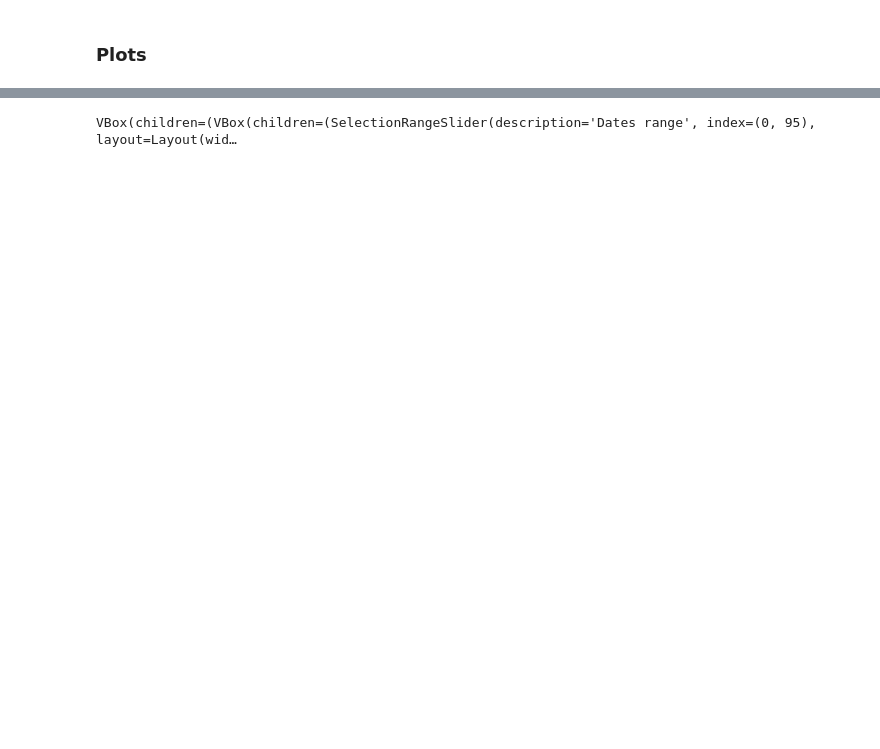
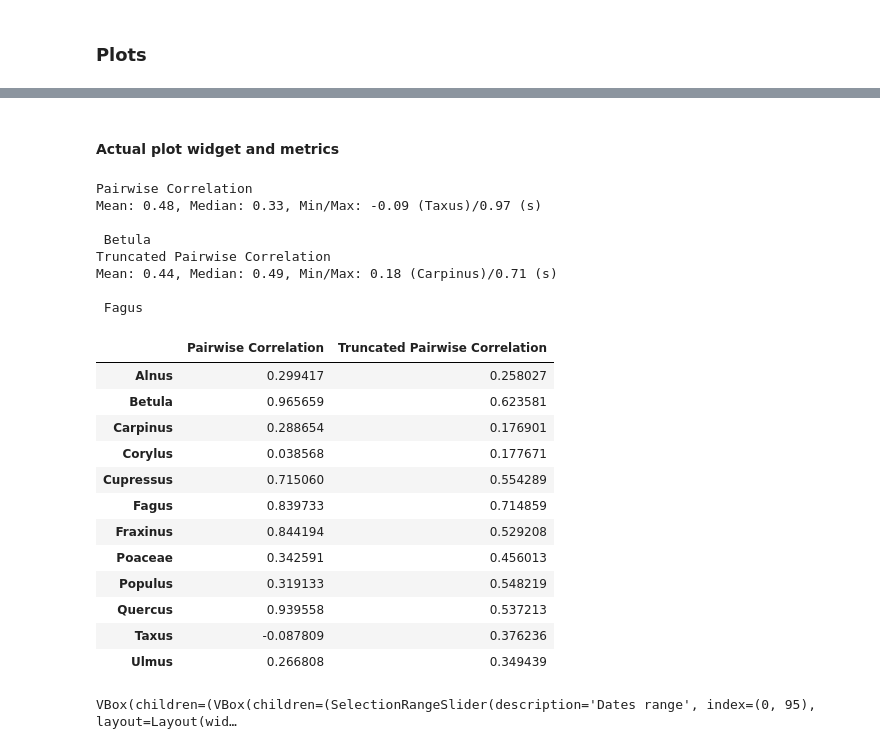
Before and after one commit to MeteoSwiss/swisspollen-training, a Jupyter notebook: validation.ipynb, the cells around one changed output, grey strips where cells are left out. Saved outputs shown, nothing was run; the diff lists cells and outputs as text; code cells hidden in the pictures; blank space fills up the shorter version.

Commit message:
New comparison metric for validation.

```diff
--- a/validation.ipynb
+++ b/validation.ipynb
@@ -204,3 +215,5 @@ query_interface_ml.session.rollback()
+# %%
+df_poleno = pd.read_csv(poleno_file_path, index_col=0, parse_dates=True)
 # %% [markdown]
 ### Get Hirst data
 # %%
@@ -222,0 +238,9 @@ df_hirst.head(3)
+# %%
+def df_poleno_to_ts_(df_poleno, taxa, threshold, agg_freq):
+    df_poleno_to_plot = df_poleno[(df_poleno.pred_class == taxa) & (df_poleno.pred_certainty > threshold)].rename(columns={'event_id': 'poleno'})
+    df_poleno_to_plot = df_poleno_to_plot.resample(agg_freq).count() # frequency conversion and resampling of time series
+    if df_poleno_to_plot.shape[0] <= 0: # if no event have been found, create "empty" time series
+        ix_ = pd.period_range(df_poleno.index.min(), df_poleno.index.max(), freq='1D')
+        df_poleno_to_plot = pd.DataFrame({'poleno': np.zeros(len(ix_))}, index=ix_)
+        df_poleno_to_plot.index.rename('event_timestamp', inplace=True)
+    return df_poleno_to_plot
@@ -336,6 +363,63 @@ def create_widget(df_poleno: pd.DataFrame, df_hirst: pd.DataFrame):
     btn_display.on_click(on_click)
     # ---
     return date_range, agg_freq, taxa_selector, thresh_selector, scaling_selector, btn_display, out
+# %%
+def rolling_win_corr(timeseries, win_size, punish_fp_threshold=None) -> np.array:
+    # if mean concentration of a specific pollen during a time period is < punish_fp_threshold :
+    # then double the correlation weight between hirst and predictions for this time period
+    corr, weights = [], []
+    gb = timeseries.resample(win_size) # group by week or any other time period
+    for x in gb.groups: # for each time period
+        x_i = gb.get_group(x)
+        corr.append(x_i.corr().poleno.hirst) # compute correlation
+        w_i = 1. if punish_fp_threshold is None or x_i['hirst'].mean() > punish_fp_threshold else 2. # compute weight
+        weights.append(w_i)
+    ma = np.ma.MaskedArray(corr, mask=np.isnan(corr)) # mask to ignore nan
+    weighted_avg = np.ma.average(ma, weights=weights)
+    return weighted_avg
+# %%
+def compare_ts(df_poleno, df_hirst, thresholds=None, agg_freq='1D', trunccorr_win_size='2W', punish_fp_threshold=None):
+    joint_taxa = sorted([t for t in model_info['classes'] if t in df_hirst.columns])
+    if thresholds is None:
+        thresholds = {t: .0 for t in joint_taxa}
+    metrics = pd.DataFrame(index=joint_taxa, columns=['Pairwise Correlation',
+                                                      'Truncated Pairwise Correlation'], dtype=float)
+    for taxa in joint_taxa:
+        timeseries = get_ts_and_merge_(df_poleno, df_hirst, taxa, threshold, agg_freq, scaling=False)
+        metrics.at[taxa, 'Pairwise Correlation'] = timeseries.corr().poleno.hirst
+        metrics.at[taxa, 'Truncated Pairwise Correlation'] = rolling_win_corr(timeseries, trunccorr_win_size, punish_fp_threshold)
+    return metrics
+# %% [markdown]
+#### Actual plot widget and metrics
+# %%
+# compute and print metrics values
+metrics = compare_ts(df_poleno, df_hirst, trunccorr_win_size='1W', punish_fp_threshold=None)
+for m in metrics:
+    print(m)
+    print('Mean: %.2f, Median: %.2f, Min/Max: %.2f (%s)/%.2f (s)\n\n' % (metrics[m].mean(), metrics[m].median(), metrics[m].min(), metrics.index[metrics[m].argmin()], metrics[m].max()), metrics.index[metrics[m].argmax()])
+metrics
+# %% [output]
+Pairwise Correlation
+Mean: 0.48, Median: 0.33, Min/Max: -0.09 (Taxus)/0.97 (s)
+
+ Betula
+Truncated Pairwise Correlation
+Mean: 0.44, Median: 0.49, Min/Max: 0.18 (Carpinus)/0.71 (s)
+
+ Fagus
+|  | Pairwise Correlation | Truncated Pairwise Correlation |
+| Alnus | 0.299417 | 0.258027 |
+| Betula | 0.965659 | 0.623581 |
+| Carpinus | 0.288654 | 0.176901 |
+| Corylus | 0.038568 | 0.177671 |
+| Cupressus | 0.715060 | 0.554289 |
+| Fagus | 0.839733 | 0.714859 |
+| Fraxinus | 0.844194 | 0.529208 |
+| Poaceae | 0.342591 | 0.456013 |
+| Populus | 0.319133 | 0.548219 |
+| Quercus | 0.939558 | 0.537213 |
+| Taxus | -0.087809 | 0.376236 |
+| Ulmus | 0.266808 | 0.349439 |
 # %%
 # display widget
 widgets.VBox(create_widget(df_poleno, df_hirst))
```
Also changed, not shown: parts of 12 cells of this notebook.
